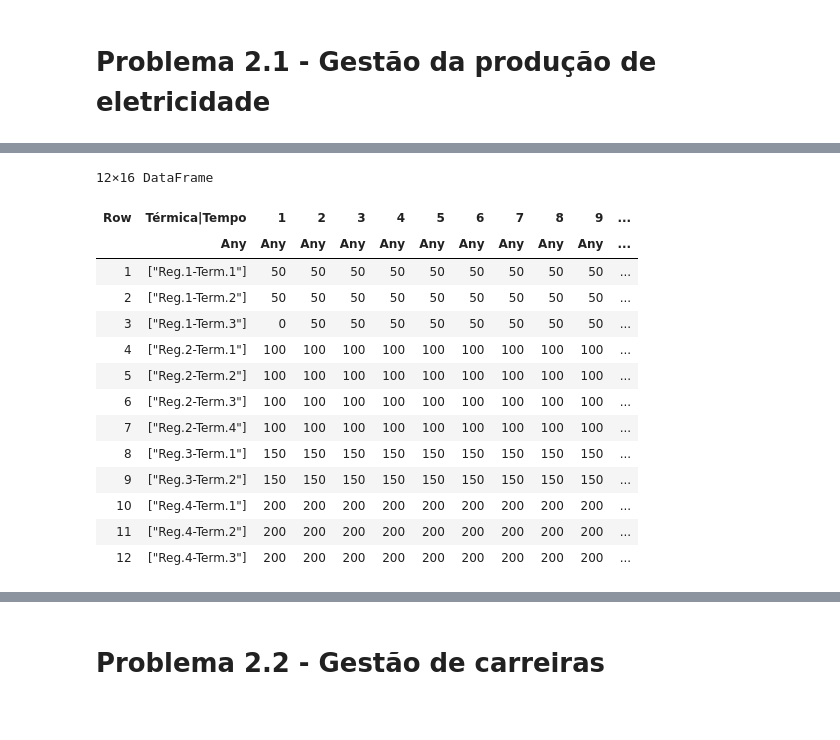
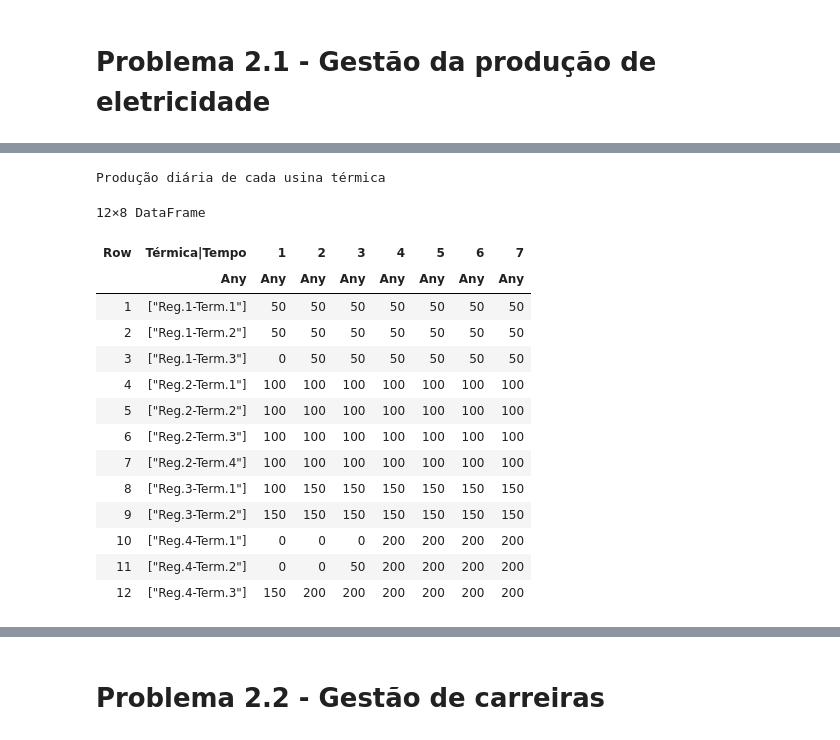
Before and after one commit to dandanjacob/PLI, a Jupyter notebook: implementacoes.ipynb, the cells around one changed output, grey strips where cells are left out. Saved outputs shown, nothing was run; the diff lists cells and outputs as text; code cells hidden in the pictures.

```diff
--- a/implementacoes.ipynb
+++ b/implementacoes.ipynb
@@ -480,35 +497,37 @@ Custo mínimo: 159250.0
 # %%
 #salvar em uma lista a evolução de produção diária de cada usina térmica
 #definir matriz
 results = Matrix{Any}(undef, sum(qtdd_termicas[i] for i in 1:qtdd_hidreletricas), T+1)
 contador = 1
 for i in 1:qtdd_hidreletricas
     for j in 1:qtdd_termicas[i]
         results[contador,1] = ["Reg.$i-Term.$j"]
         for t in 1:T
             results[contador,t+1]  = Int(value(u[i,j,t]))
         end
         contador += 1
     end
 end
 titles = ["Térmica|Tempo"]  # Definindo 'titles' como uma lista vazia antes do loop
 for i in 1:T
     push!(titles, string(i))
 end
-dataframe = DataFrame(results, titles)
+println("Produção diária de cada usina térmica")
+prod_termicas = DataFrame(results, titles)
 # %% [output]
-12×16 DataFrame
+Produção diária de cada usina térmica
+12×8 DataFrame
-| Row | Térmica|Tempo | 1 | 2 | 3 | 4 | 5 | 6 | 7 | 8 | 9 | ... |
-|  | Any | Any | Any | Any | Any | Any | Any | Any | Any | Any | ... |
-| 1 | ["Reg.1-Term.1"] | 50 | 50 | 50 | 50 | 50 | 50 | 50 | 50 | 50 | ... |
-| 2 | ["Reg.1-Term.2"] | 50 | 50 | 50 | 50 | 50 | 50 | 50 | 50 | 50 | ... |
-| 3 | ["Reg.1-Term.3"] | 0 | 50 | 50 | 50 | 50 | 50 | 50 | 50 | 50 | ... |
-| 4 | ["Reg.2-Term.1"] | 100 | 100 | 100 | 100 | 100 | 100 | 100 | 100 | 100 | ... |
-| 5 | ["Reg.2-Term.2"] | 100 | 100 | 100 | 100 | 100 | 100 | 100 | 100 | 100 | ... |
-| 6 | ["Reg.2-Term.3"] | 100 | 100 | 100 | 100 | 100 | 100 | 100 | 100 | 100 | ... |
-| 7 | ["Reg.2-Term.4"] | 100 | 100 | 100 | 100 | 100 | 100 | 100 | 100 | 100 | ... |
-| 8 | ["Reg.3-Term.1"] | 150 | 150 | 150 | 150 | 150 | 150 | 150 | 150 | 150 | ... |
-| 9 | ["Reg.3-Term.2"] | 150 | 150 | 150 | 150 | 150 | 150 | 150 | 150 | 150 | ... |
-| 10 | ["Reg.4-Term.1"] | 200 | 200 | 200 | 200 | 200 | 200 | 200 | 200 | 200 | ... |
-| 11 | ["Reg.4-Term.2"] | 200 | 200 | 200 | 200 | 200 | 200 | 200 | 200 | 200 | ... |
-| 12 | ["Reg.4-Term.3"] | 200 | 200 | 200 | 200 | 200 | 200 | 200 | 200 | 200 | ... |
+| Row | Térmica|Tempo | 1 | 2 | 3 | 4 | 5 | 6 | 7 |
+|  | Any | Any | Any | Any | Any | Any | Any | Any |
+| 1 | ["Reg.1-Term.1"] | 50 | 50 | 50 | 50 | 50 | 50 | 50 |
+| 2 | ["Reg.1-Term.2"] | 50 | 50 | 50 | 50 | 50 | 50 | 50 |
+| 3 | ["Reg.1-Term.3"] | 0 | 50 | 50 | 50 | 50 | 50 | 50 |
+| 4 | ["Reg.2-Term.1"] | 100 | 100 | 100 | 100 | 100 | 100 | 100 |
+| 5 | ["Reg.2-Term.2"] | 100 | 100 | 100 | 100 | 100 | 100 | 100 |
+| 6 | ["Reg.2-Term.3"] | 100 | 100 | 100 | 100 | 100 | 100 | 100 |
+| 7 | ["Reg.2-Term.4"] | 100 | 100 | 100 | 100 | 100 | 100 | 100 |
+| 8 | ["Reg.3-Term.1"] | 100 | 150 | 150 | 150 | 150 | 150 | 150 |
+| 9 | ["Reg.3-Term.2"] | 150 | 150 | 150 | 150 | 150 | 150 | 150 |
+| 10 | ["Reg.4-Term.1"] | 0 | 0 | 0 | 200 | 200 | 200 | 200 |
+| 11 | ["Reg.4-Term.2"] | 0 | 0 | 50 | 200 | 200 | 200 | 200 |
+| 12 | ["Reg.4-Term.3"] | 150 | 200 | 200 | 200 | 200 | 200 | 200 |
```
Also changed, not shown: parts of 7 cells of this notebook.
